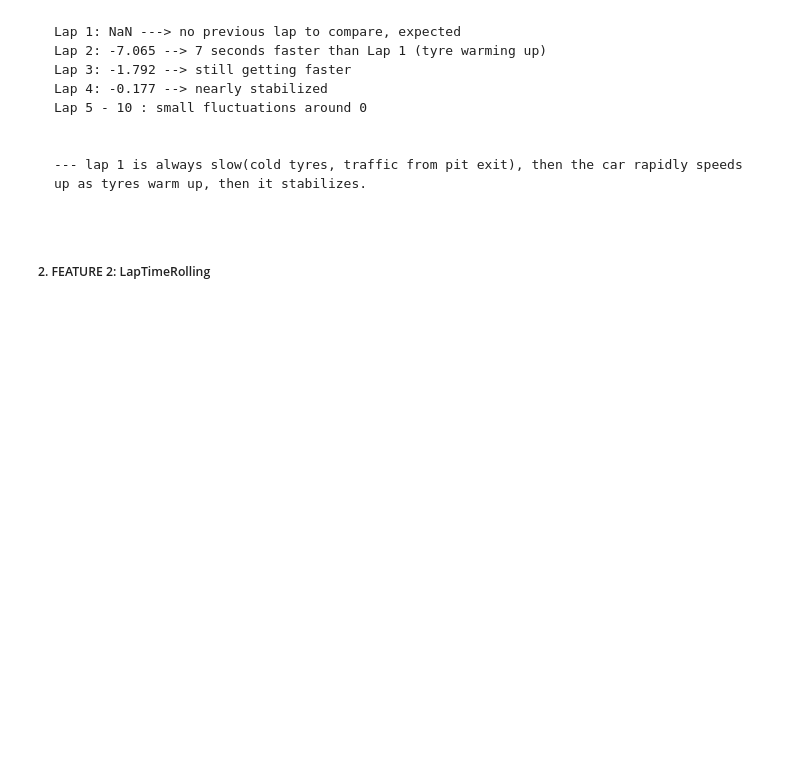
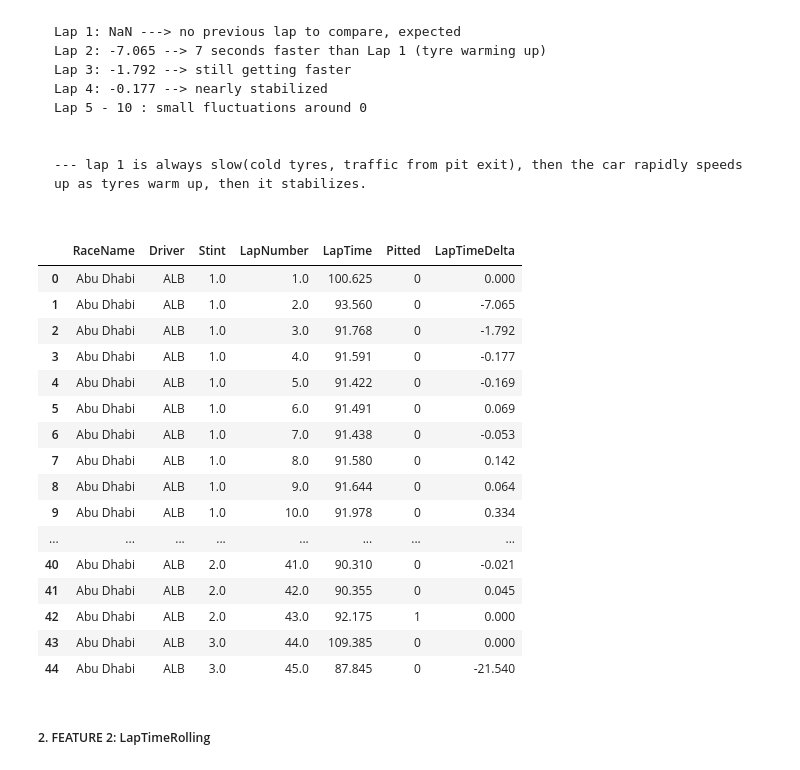
Before and after one commit to the-liyanage/f1-strategy-optimizer, a Jupyter notebook: notebooks/02_feature_engineering.ipynb.ipynb, the cells around one changed output. Drawn from its saved outputs; the diff is of its cells as text; code cells hidden in the pictures; blank space fills up the shorter version.

Commit message:
data leakage fix

````diff
--- a/notebooks/02_feature_engineering.ipynb.ipynb
+++ b/notebooks/02_feature_engineering.ipynb.ipynb
@@ -358,6 +351,56 @@ Lap 5 - 10 : small fluctuations around 0
 --- lap 1 is always slow(cold tyres, traffic from pit exit), then the car rapidly speeds up as tyres warm up, then it stabilizes.
 
 ```
+# %%
+# ==== FIX FOR DATA LEAKAGE ====
+# Problem: when a driver pits, that lap's LapTime includes driving through
+# the pit lane (~ 20 - 25s extra). This creates a massive artificial spike in
+# LapTimeDelta on pit laps - not because the tyre degraded, but because the
+# pit lane detour inflated the lap's time. The model was learning to detect
+# "pit line inflation" rather than genuine tyre degradation
+
+
+
+# FIX: temporarily treat pit-lap LapTime as missing (NaN) before calculating
+# the diff. This means we never compute a delta INTO an inflated pit lap time,
+# so the spike disappears and only genuine degradation patterns remain
+
+lap_time_for_delta = df["LapTime"].copy()
+#print(lap_time_for_delta)
+
+lap_time_for_delta[df["Pitted"] ==1] = np.nan
+
+
+df["LapTimeDelta"] = lap_time_for_delta.groupby(
+    [df["RaceName"], df["Driver"], df["Stint"]]
+).diff()
+
+
+# Fill remaining Nan (first lap of stint, and the masked pit laps themselves)
+# with 0 - meaning "no degradation signal available for this lap"
+
+df["LapTimeDelta"] = df["LapTimeDelta"].fillna(0)
+
+df[["RaceName", "Driver", "Stint",
+    "LapNumber", "LapTime", "Pitted", "LapTimeDelta"]].head(45)
+# %% [output]
+|  | RaceName | Driver | Stint | LapNumber | LapTime | Pitted | LapTimeDelta |
+| 0 | Abu Dhabi | ALB | 1.0 | 1.0 | 100.625 | 0 | 0.000 |
+| 1 | Abu Dhabi | ALB | 1.0 | 2.0 | 93.560 | 0 | -7.065 |
+| 2 | Abu Dhabi | ALB | 1.0 | 3.0 | 91.768 | 0 | -1.792 |
+| 3 | Abu Dhabi | ALB | 1.0 | 4.0 | 91.591 | 0 | -0.177 |
+| 4 | Abu Dhabi | ALB | 1.0 | 5.0 | 91.422 | 0 | -0.169 |
+| 5 | Abu Dhabi | ALB | 1.0 | 6.0 | 91.491 | 0 | 0.069 |
+| 6 | Abu Dhabi | ALB | 1.0 | 7.0 | 91.438 | 0 | -0.053 |
+| 7 | Abu Dhabi | ALB | 1.0 | 8.0 | 91.580 | 0 | 0.142 |
+| 8 | Abu Dhabi | ALB | 1.0 | 9.0 | 91.644 | 0 | 0.064 |
+| 9 | Abu Dhabi | ALB | 1.0 | 10.0 | 91.978 | 0 | 0.334 |
+| ... | ... | ... | ... | ... | ... | ... | ... |
+| 40 | Abu Dhabi | ALB | 2.0 | 41.0 | 90.310 | 0 | -0.021 |
+| 41 | Abu Dhabi | ALB | 2.0 | 42.0 | 90.355 | 0 | 0.045 |
+| 42 | Abu Dhabi | ALB | 2.0 | 43.0 | 92.175 | 1 | 0.000 |
+| 43 | Abu Dhabi | ALB | 3.0 | 44.0 | 109.385 | 0 | 0.000 |
+| 44 | Abu Dhabi | ALB | 3.0 | 45.0 | 87.845 | 0 | -21.540 |
 # %% [markdown]
 ##### 2. FEATURE 2: LapTimeRolling
 # %%
````
Also changed, not shown: parts of 1 cell of this notebook.
